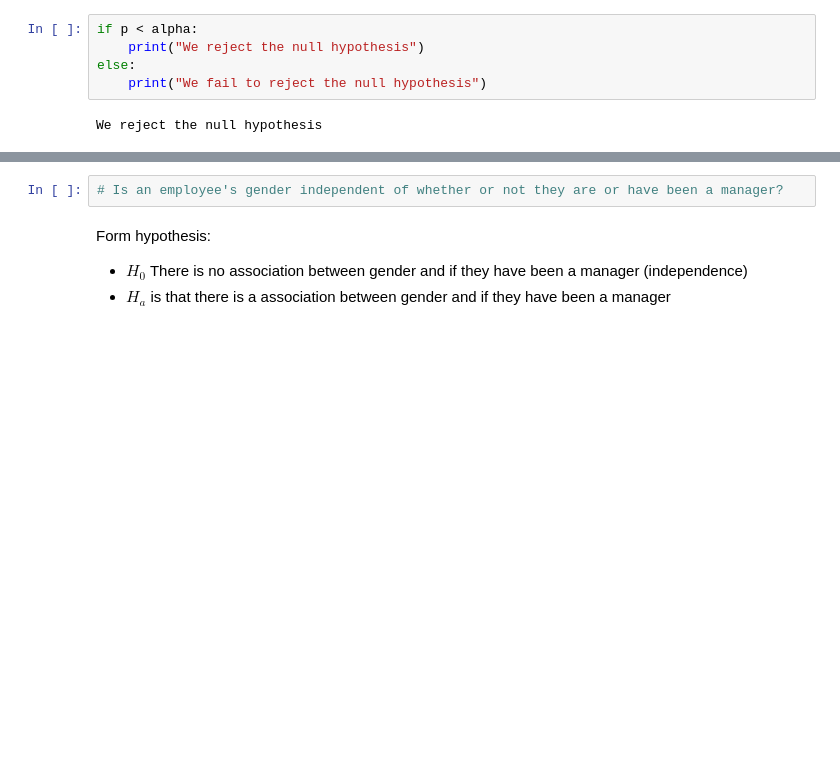
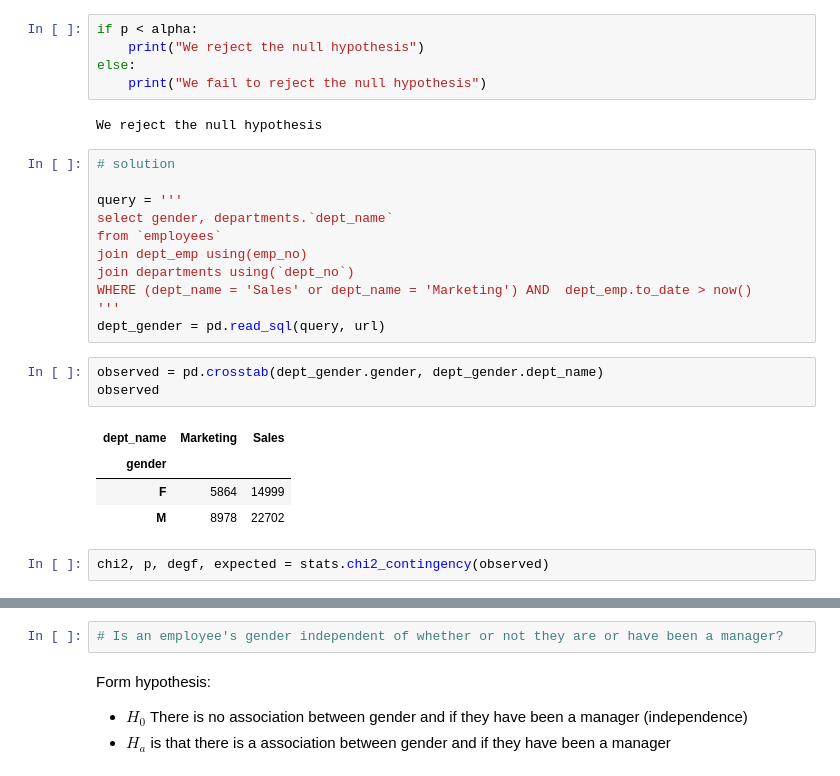
Before and after one commit to jamesallen0351/statistics-exercises, a Jupyter notebook: hypothesis_testing.ipynb, the cells around one changed output, grey strips where cells are left out. Drawn from its saved outputs; the diff is of its cells as text; blank space fills up the shorter version.

```diff
--- a/hypothesis_testing.ipynb
+++ b/hypothesis_testing.ipynb
@@ -1097,3 +1094,24 @@ else:
     print("We fail to reject the null hypothesis")
 # %% [output]
 We reject the null hypothesis
+# %%
+# solution
+
+query = '''
+select gender, departments.`dept_name`
+from `employees`
+join dept_emp using(emp_no)
+join departments using(`dept_no`)
+WHERE (dept_name = 'Sales' or dept_name = 'Marketing') AND  dept_emp.to_date > now()
+'''
+dept_gender = pd.read_sql(query, url)
+# %%
+observed = pd.crosstab(dept_gender.gender, dept_gender.dept_name)
+observed
+# %% [output]
+| dept_name | Marketing | Sales |
+| gender |  |  |
+| F | 5864 | 14999 |
+| M | 8978 | 22702 |
+# %%
+chi2, p, degf, expected = stats.chi2_contingency(observed)
```
Also changed, not shown: parts of 11 cells of this notebook.
